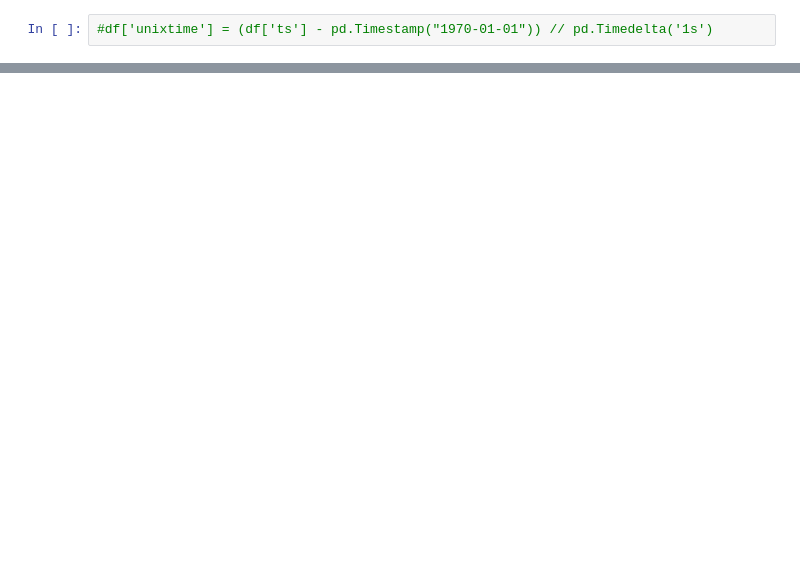
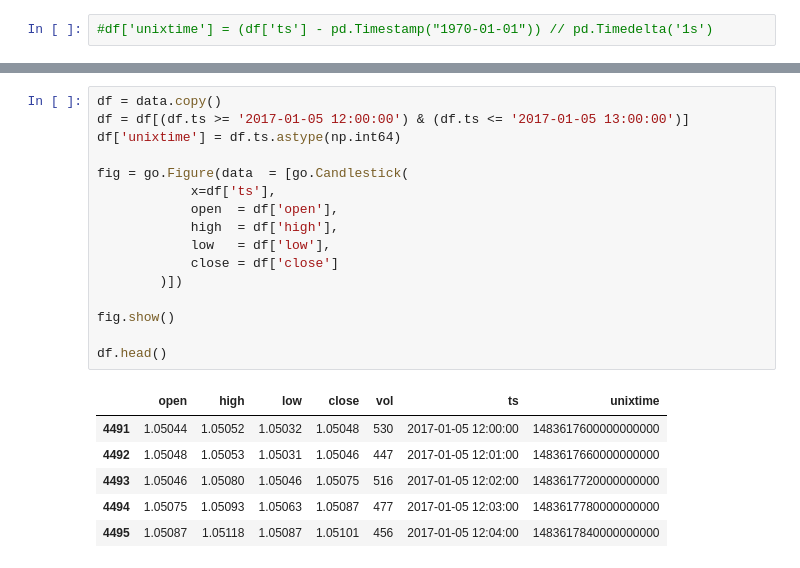
Before and after one commit to IvanRumyantsev/Skillfactory_DST_10, a Jupyter notebook: Юнит 7. Machine Learning в продакшн/ML-8. Временные ряды в машинном обучении/ML-8. Временные ряды в машинном обучении.ipynb, the cells around one changed output, grey strips where cells are left out. Cells and saved outputs as stored; diff of their text form; blank space fills up the shorter version.

```diff
--- a/Юнит 7. Machine Learning в продакшн/ML-8. Временные ряды в машинном обучении/ML-8. Временные ряды в машинном обучении.ipynb
+++ b/Юнит 7. Machine Learning в продакшн/ML-8. Временные ряды в машинном обучении/ML-8. Временные ряды в машинном обучении.ipynb
@@ -807,0 +814,23 @@ memory usage: 253.3 KB
+# %%
+df = data.copy()
+df = df[(df.ts >= '2017-01-05 12:00:00') & (df.ts <= '2017-01-05 13:00:00')]
+df['unixtime'] = df.ts.astype(np.int64)
+
+fig = go.Figure(data  = [go.Candlestick(
+            x=df['ts'],
+            open  = df['open'],
+            high  = df['high'],
+            low   = df['low'],
+            close = df['close']
+        )])
+
+fig.show()
+
+df.head()
+# %% [output]
+|  | open | high | low | close | vol | ts | unixtime |
+| 4491 | 1.05044 | 1.05052 | 1.05032 | 1.05048 | 530 | 2017-01-05 12:00:00 | 1483617600000000000 |
+| 4492 | 1.05048 | 1.05053 | 1.05031 | 1.05046 | 447 | 2017-01-05 12:01:00 | 1483617660000000000 |
+| 4493 | 1.05046 | 1.05080 | 1.05046 | 1.05075 | 516 | 2017-01-05 12:02:00 | 1483617720000000000 |
+| 4494 | 1.05075 | 1.05093 | 1.05063 | 1.05087 | 477 | 2017-01-05 12:03:00 | 1483617780000000000 |
+| 4495 | 1.05087 | 1.05118 | 1.05087 | 1.05101 | 456 | 2017-01-05 12:04:00 | 1483617840000000000 |
```
Also changed, not shown: parts of 9 cells of this notebook.
